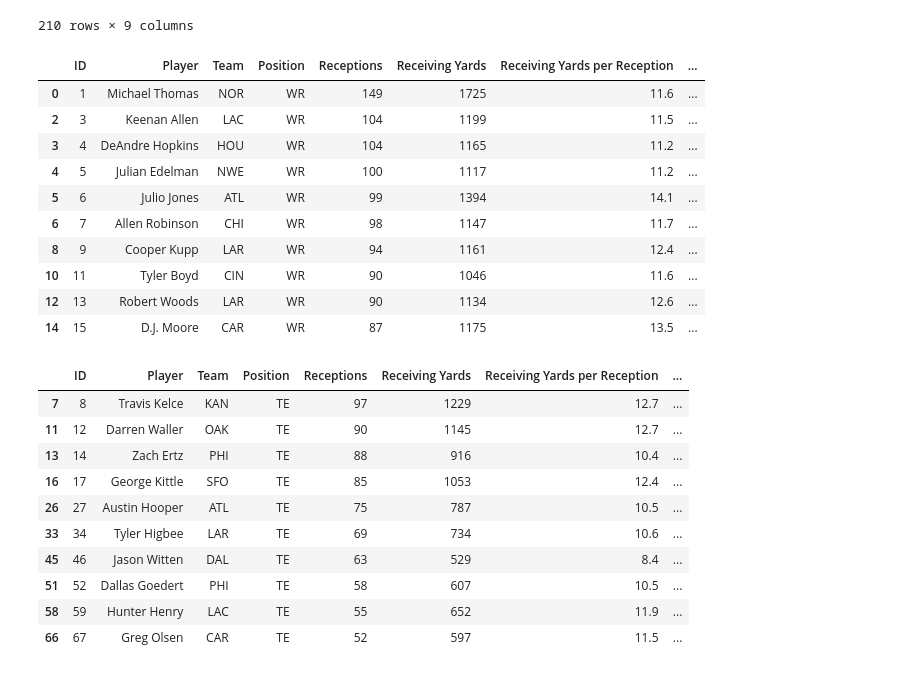
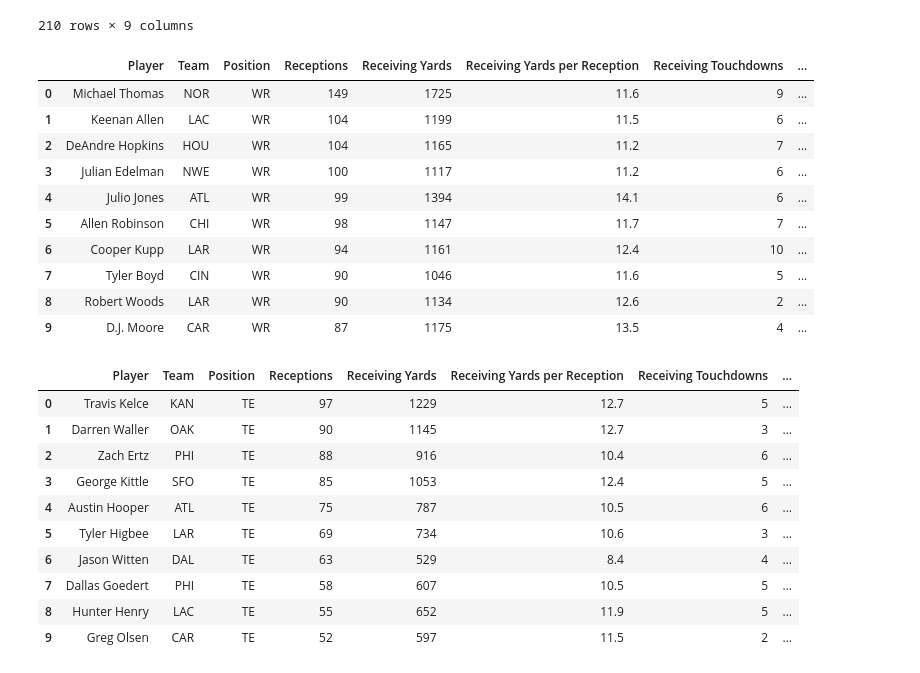
Before and after one commit to brettauc/Fantasy-Draft-Analyzer, a Jupyter notebook: BA/wr_te_data_cleanup.ipynb, the cells around one changed output. Saved outputs shown, nothing was run; the diff lists cells and outputs as text; code cells hidden in the pictures.

```diff
--- a/BA/wr_te_data_cleanup.ipynb
+++ b/BA/wr_te_data_cleanup.ipynb
@@ -67,34 +67,40 @@ df
 210 rows × 9 columns
 # %%
 # Fiter dataframe to WR
-WR_df = df.loc[df['Position'] == "WR"]
+WR_df = (df.loc[df['Position'] == "WR"]
+         .reset_index()
+         .drop(columns=['index', 'ID'])
+        )
 WR_df.head(10)
 # %% [output]
-|  | ID | Player | Team | Position | Receptions | Receiving Yards | Receiving Yards per Reception | ... |
-| 0 | 1 | Michael Thomas | NOR | WR | 149 | 1725 | 11.6 | ... |
-| 2 | 3 | Keenan Allen | LAC | WR | 104 | 1199 | 11.5 | ... |
-| 3 | 4 | DeAndre Hopkins | HOU | WR | 104 | 1165 | 11.2 | ... |
-| 4 | 5 | Julian Edelman | NWE | WR | 100 | 1117 | 11.2 | ... |
-| 5 | 6 | Julio Jones | ATL | WR | 99 | 1394 | 14.1 | ... |
-| 6 | 7 | Allen Robinson | CHI | WR | 98 | 1147 | 11.7 | ... |
-| 8 | 9 | Cooper Kupp | LAR | WR | 94 | 1161 | 12.4 | ... |
-| 10 | 11 | Tyler Boyd | CIN | WR | 90 | 1046 | 11.6 | ... |
-| 12 | 13 | Robert Woods | LAR | WR | 90 | 1134 | 12.6 | ... |
-| 14 | 15 | D.J. Moore | CAR | WR | 87 | 1175 | 13.5 | ... |
+|  | Player | Team | Position | Receptions | Receiving Yards | Receiving Yards per Reception | Receiving Touchdowns | ... |
+| 0 | Michael Thomas | NOR | WR | 149 | 1725 | 11.6 | 9 | ... |
+| 1 | Keenan Allen | LAC | WR | 104 | 1199 | 11.5 | 6 | ... |
+| 2 | DeAndre Hopkins | HOU | WR | 104 | 1165 | 11.2 | 7 | ... |
+| 3 | Julian Edelman | NWE | WR | 100 | 1117 | 11.2 | 6 | ... |
+| 4 | Julio Jones | ATL | WR | 99 | 1394 | 14.1 | 6 | ... |
+| 5 | Allen Robinson | CHI | WR | 98 | 1147 | 11.7 | 7 | ... |
+| 6 | Cooper Kupp | LAR | WR | 94 | 1161 | 12.4 | 10 | ... |
+| 7 | Tyler Boyd | CIN | WR | 90 | 1046 | 11.6 | 5 | ... |
+| 8 | Robert Woods | LAR | WR | 90 | 1134 | 12.6 | 2 | ... |
+| 9 | D.J. Moore | CAR | WR | 87 | 1175 | 13.5 | 4 | ... |
 # %%
 # Fiter dataframe to TE
-TE_df = df.loc[df['Position'] == "TE"]
+TE_df = (df.loc[df['Position'] == "TE"]
+         .reset_index()
+         .drop(columns=['index', 'ID'])
+        )
 TE_df.head(10)
 # %% [output]
-|  | ID | Player | Team | Position | Receptions | Receiving Yards | Receiving Yards per Reception | ... |
-| 7 | 8 | Travis Kelce | KAN | TE | 97 | 1229 | 12.7 | ... |
-| 11 | 12 | Darren Waller | OAK | TE | 90 | 1145 | 12.7 | ... |
-| 13 | 14 | Zach Ertz | PHI | TE | 88 | 916 | 10.4 | ... |
-| 16 | 17 | George Kittle | SFO | TE | 85 | 1053 | 12.4 | ... |
-| 26 | 27 | Austin Hooper | ATL | TE | 75 | 787 | 10.5 | ... |
-| 33 | 34 | Tyler Higbee | LAR | TE | 69 | 734 | 10.6 | ... |
-| 45 | 46 | Jason Witten | DAL | TE | 63 | 529 | 8.4 | ... |
-| 51 | 52 | Dallas Goedert | PHI | TE | 58 | 607 | 10.5 | ... |
-| 58 | 59 | Hunter Henry | LAC | TE | 55 | 652 | 11.9 | ... |
-| 66 | 67 | Greg Olsen | CAR | TE | 52 | 597 | 11.5 | ... |
+|  | Player | Team | Position | Receptions | Receiving Yards | Receiving Yards per Reception | Receiving Touchdowns | ... |
+| 0 | Travis Kelce | KAN | TE | 97 | 1229 | 12.7 | 5 | ... |
+| 1 | Darren Waller | OAK | TE | 90 | 1145 | 12.7 | 3 | ... |
+| 2 | Zach Ertz | PHI | TE | 88 | 916 | 10.4 | 6 | ... |
+| 3 | George Kittle | SFO | TE | 85 | 1053 | 12.4 | 5 | ... |
+| 4 | Austin Hooper | ATL | TE | 75 | 787 | 10.5 | 6 | ... |
+| 5 | Tyler Higbee | LAR | TE | 69 | 734 | 10.6 | 3 | ... |
+| 6 | Jason Witten | DAL | TE | 63 | 529 | 8.4 | 4 | ... |
+| 7 | Dallas Goedert | PHI | TE | 58 | 607 | 10.5 | 5 | ... |
+| 8 | Hunter Henry | LAC | TE | 55 | 652 | 11.9 | 5 | ... |
+| 9 | Greg Olsen | CAR | TE | 52 | 597 | 11.5 | 2 | ... |
 # %%
```
Also changed, not shown: parts of 1 cell of this notebook, 3 other files.
